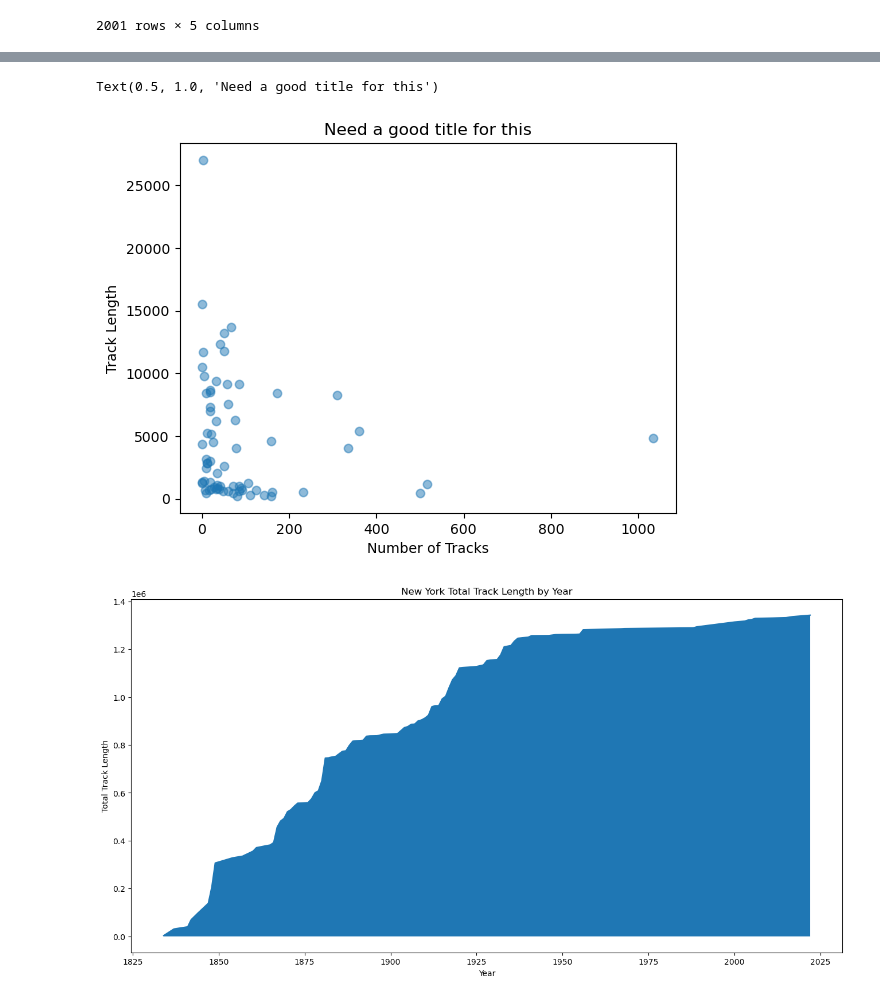
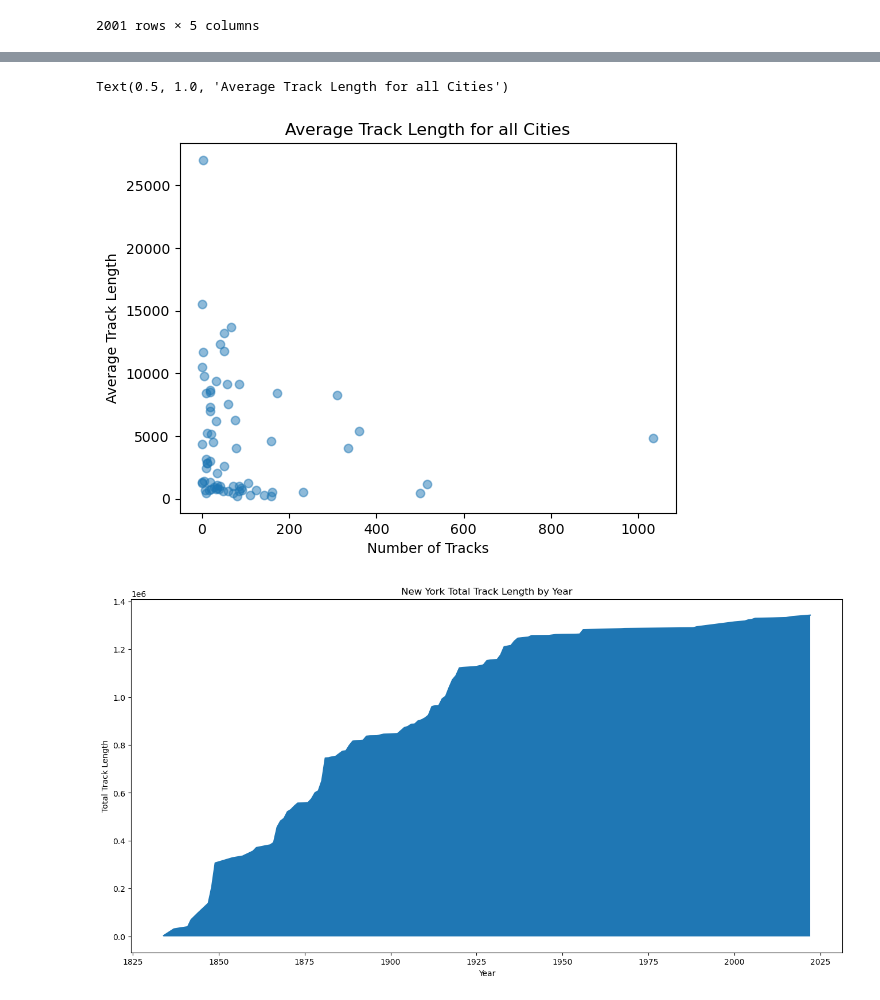
Before and after one commit to JaimeVRodriguez/transit_systems_of_word_eda, a Jupyter notebook: notebooks/testing.ipynb, the cells around one changed output, grey strips where cells are left out. Drawn from its saved outputs; the diff is of its cells as text; code cells hidden in the pictures.

Commit message:
added more work on NY track length

```diff
--- a/notebooks/testing.ipynb
+++ b/notebooks/testing.ipynb
@@ -349,33 +349,33 @@ map_us
 # %%
 tracks_tracklines_merged = pd.merge(tracks, track_lines, on='id', how='left')
 # tracks_tracklines_merged.sort_values('id', ascending=True)
 tracks_tracklines_merged = tracks_tracklines_merged[(tracks_tracklines_merged['opening'] > 0) & \
                                                     (tracks_tracklines_merged['length'] > 0)]
 # tracks_tracklines_merged
 
 tracks_groupby_city = tracks_tracklines_merged.groupby('city_id_x').mean()
 tracks_tracklines_merged.rename(columns= {'city_id_x':'city_id'}, inplace=True)
 tracks_tracklines_merged.drop(['buildstart', 'city_id_y'], axis=1, inplace=True)
 tracks_tracklines_merged
 
 tracks_cities_merged = pd.merge(tracks_tracklines_merged, cities, on='city_id', how='left')
 tracks_cities_merged = tracks_cities_merged[['id', 'geometry', 'opening', 'length', 'city_id', 'name', 'coords']]
 tracks_cities_merged.rename(columns= {'name':'city'}, inplace=True)
 num_tracks_per_city_series = tracks_cities_merged.value_counts('city')
 # num_tracks_per_city_series
 city_track_data = tracks_cities_merged.groupby('city').mean().sort_values('length', ascending=False)
 city_track_data['# of tracks'] = num_tracks_per_city_series
 city_track_data
 
 fig, ax = plt.subplots()
 
 ax.scatter(city_track_data['# of tracks'], city_track_data['length'], alpha=0.5)
 ax.set_xlabel('Number of Tracks')
-ax.set_ylabel('Track Length')
-ax.set_title('Need a good title for this')
+ax.set_ylabel('Average Track Length')
+ax.set_title('Average Track Length for all Cities')
 # %% [output]
-Text(0.5, 1.0, 'Need a good title for this')
+Text(0.5, 1.0, 'Average Track Length for all Cities')
-[figure, old version]
+[figure, new version]
 # %%
 tracks_cities_merged2 = tracks_cities_merged
 ny_tracks = tracks_cities_merged2[tracks_cities_merged2['city'] == "New York"]
```
